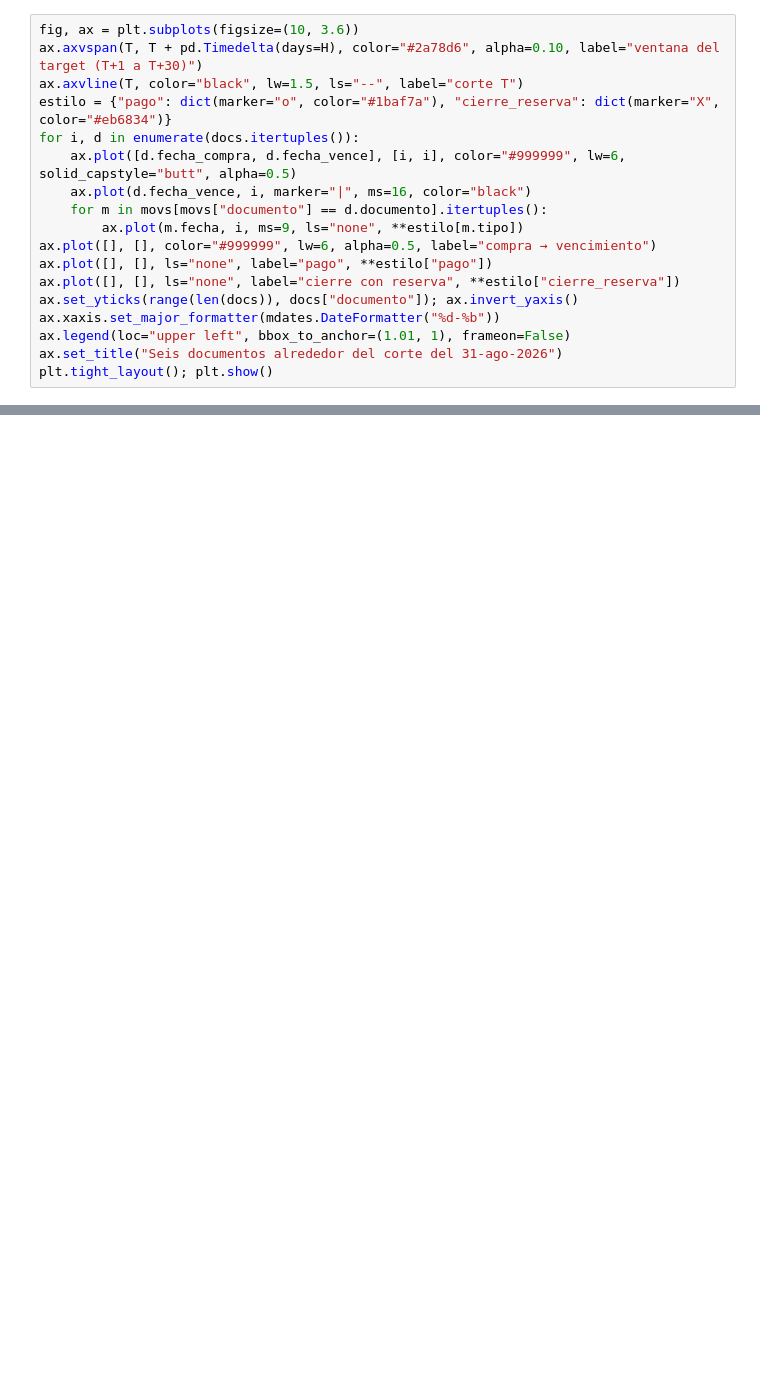
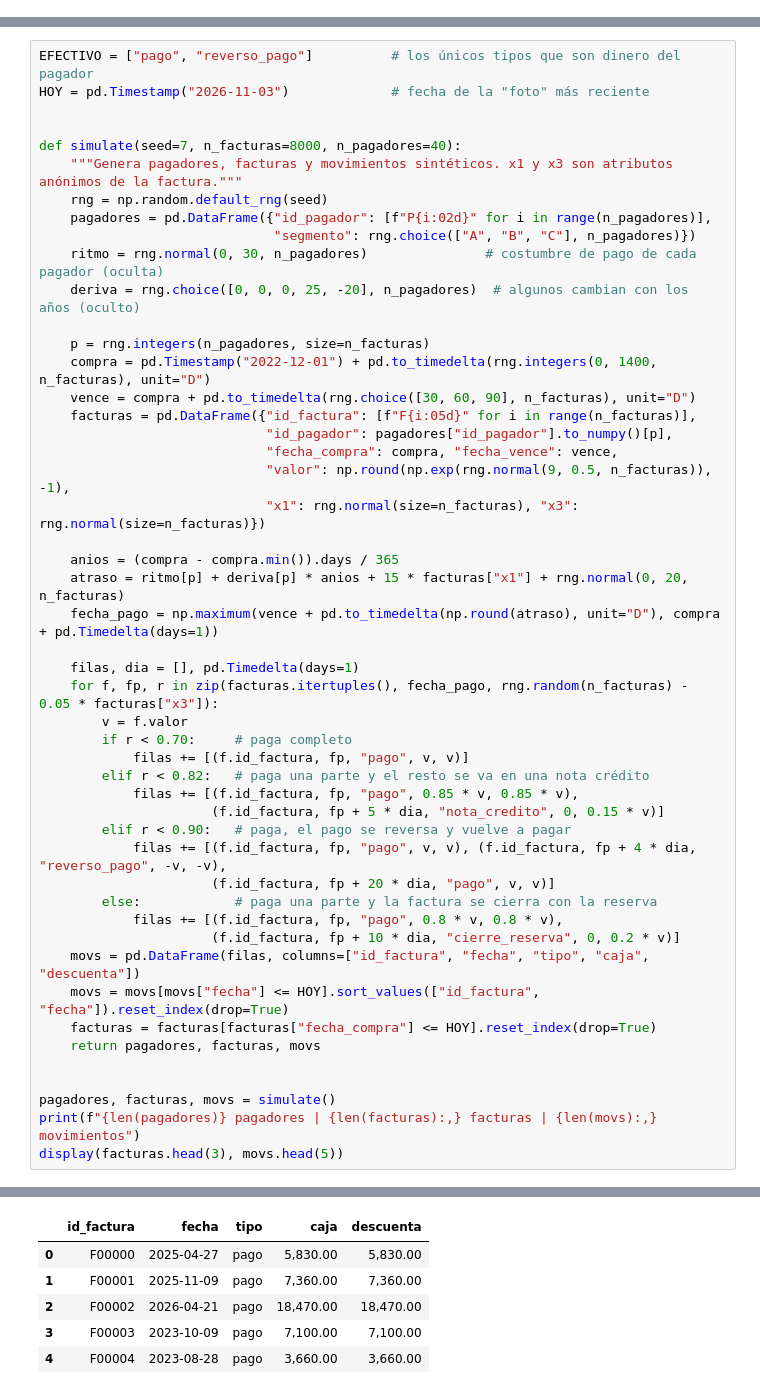
Before and after one commit to sergiomorapardo/StochasticAITechniquesClass, a Jupyter notebook: Notebooks/L14_HackathonFraming.ipynb, the cells around one changed output, grey strips where cells are left out. Drawn from its saved outputs; the diff is of its cells as text; blank space fills up the shorter version.

```diff
--- a/Notebooks/L14_HackathonFraming.ipynb
+++ b/Notebooks/L14_HackathonFraming.ipynb
@@ -363,18 +2,0 @@ display(docs, movs)
-# %%
-fig, ax = plt.subplots(figsize=(10, 3.6))
-ax.axvspan(T, T + pd.Timedelta(days=H), color="#2a78d6", alpha=0.10, label="ventana del target (T+1 a T+30)")
-ax.axvline(T, color="black", lw=1.5, ls="--", label="corte T")
-estilo = {"pago": dict(marker="o", color="#1baf7a"), "cierre_reserva": dict(marker="X", color="#eb6834")}
-for i, d in enumerate(docs.itertuples()):
-    ax.plot([d.fecha_compra, d.fecha_vence], [i, i], color="#999999", lw=6, solid_capstyle="butt", alpha=0.5)
-    ax.plot(d.fecha_vence, i, marker="|", ms=16, color="black")
-    for m in movs[movs["documento"] == d.documento].itertuples():
-        ax.plot(m.fecha, i, ms=9, ls="none", **estilo[m.tipo])
-ax.plot([], [], color="#999999", lw=6, alpha=0.5, label="compra → vencimiento")
-ax.plot([], [], ls="none", label="pago", **estilo["pago"])
-ax.plot([], [], ls="none", label="cierre con reserva", **estilo["cierre_reserva"])
-ax.set_yticks(range(len(docs)), docs["documento"]); ax.invert_yaxis()
-ax.xaxis.set_major_formatter(mdates.DateFormatter("%d-%b"))
-ax.legend(loc="upper left", bbox_to_anchor=(1.01, 1), frameon=False)
-ax.set_title("Seis documentos alrededor del corte del 31-ago-2026")
-plt.tight_layout(); plt.show()
@@ -993,0 +96,50 @@ El reto no es elegir el algoritmo más sofisticado. Es **plantear bien el proble
+# %%
+EFECTIVO = ["pago", "reverso_pago"]          # los únicos tipos que son dinero del pagador
+HOY = pd.Timestamp("2026-11-03")             # fecha de la "foto" más reciente
+
+
+def simulate(seed=7, n_facturas=8000, n_pagadores=40):
+    """Genera pagadores, facturas y movimientos sintéticos. x1 y x3 son atributos anónimos de la factura."""
+    rng = np.random.default_rng(seed)
+    pagadores = pd.DataFrame({"id_pagador": [f"P{i:02d}" for i in range(n_pagadores)],
+                              "segmento": rng.choice(["A", "B", "C"], n_pagadores)})
+    ritmo = rng.normal(0, 30, n_pagadores)               # costumbre de pago de cada pagador (oculta)
+    deriva = rng.choice([0, 0, 0, 25, -20], n_pagadores)  # algunos cambian con los años (oculto)
+
+    p = rng.integers(n_pagadores, size=n_facturas)
+    compra = pd.Timestamp("2022-12-01") + pd.to_timedelta(rng.integers(0, 1400, n_facturas), unit="D")
+    vence = compra + pd.to_timedelta(rng.choice([30, 60, 90], n_facturas), unit="D")
+    facturas = pd.DataFrame({"id_factura": [f"F{i:05d}" for i in range(n_facturas)],
+                             "id_pagador": pagadores["id_pagador"].to_numpy()[p],
+                             "fecha_compra": compra, "fecha_vence": vence,
+                             "valor": np.round(np.exp(rng.normal(9, 0.5, n_facturas)), -1),
+                             "x1": rng.normal(size=n_facturas), "x3": rng.normal(size=n_facturas)})
+
+    anios = (compra - compra.min()).days / 365
+    atraso = ritmo[p] + deriva[p] * anios + 15 * facturas["x1"] + rng.normal(0, 20, n_facturas)
+    fecha_pago = np.maximum(vence + pd.to_timedelta(np.round(atraso), unit="D"), compra + pd.Timedelta(days=1))
+
+    filas, dia = [], pd.Timedelta(days=1)
+    for f, fp, r in zip(facturas.itertuples(), fecha_pago, rng.random(n_facturas) - 0.05 * facturas["x3"]):
+        v = f.valor
+        if r < 0.70:     # paga completo
+            filas += [(f.id_factura, fp, "pago", v, v)]
+        elif r < 0.82:   # paga una parte y el resto se va en una nota crédito
+            filas += [(f.id_factura, fp, "pago", 0.85 * v, 0.85 * v),
+                      (f.id_factura, fp + 5 * dia, "nota_credito", 0, 0.15 * v)]
+        elif r < 0.90:   # paga, el pago se reversa y vuelve a pagar
+            filas += [(f.id_factura, fp, "pago", v, v), (f.id_factura, fp + 4 * dia, "reverso_pago", -v, -v),
+                      (f.id_factura, fp + 20 * dia, "pago", v, v)]
+        else:            # paga una parte y la factura se cierra con la reserva
+            filas += [(f.id_factura, fp, "pago", 0.8 * v, 0.8 * v),
+                      (f.id_factura, fp + 10 * dia, "cierre_reserva", 0, 0.2 * v)]
+    movs = pd.DataFrame(filas, columns=["id_factura", "fecha", "tipo", "caja", "descuenta"])
+    movs = movs[movs["fecha"] <= HOY].sort_values(["id_factura", "fecha"]).reset_index(drop=True)
+    facturas = facturas[facturas["fecha_compra"] <= HOY].reset_index(drop=True)
+    return pagadores, facturas, movs
+
+
+pagadores, facturas, movs = simulate()
+print(f"{len(pagadores)} pagadores | {len(facturas):,} facturas | {len(movs):,} movimientos")
+display(facturas.head(3), movs.head(5))
+# %% [output]
@@ -993,0 +151,6 @@ El reto no es elegir el algoritmo más sofisticado. Es **plantear bien el proble
+|  | id_factura | fecha | tipo | caja | descuenta |
+| 0 | F00000 | 2025-04-27 | pago | 5,830.00 | 5,830.00 |
+| 1 | F00001 | 2025-11-09 | pago | 7,360.00 | 7,360.00 |
+| 2 | F00002 | 2026-04-21 | pago | 18,470.00 | 18,470.00 |
+| 3 | F00003 | 2023-10-09 | pago | 7,100.00 | 7,100.00 |
+| 4 | F00004 | 2023-08-28 | pago | 3,660.00 | 3,660.00 |
```
Also changed, not shown: parts of 63 cells of this notebook.
